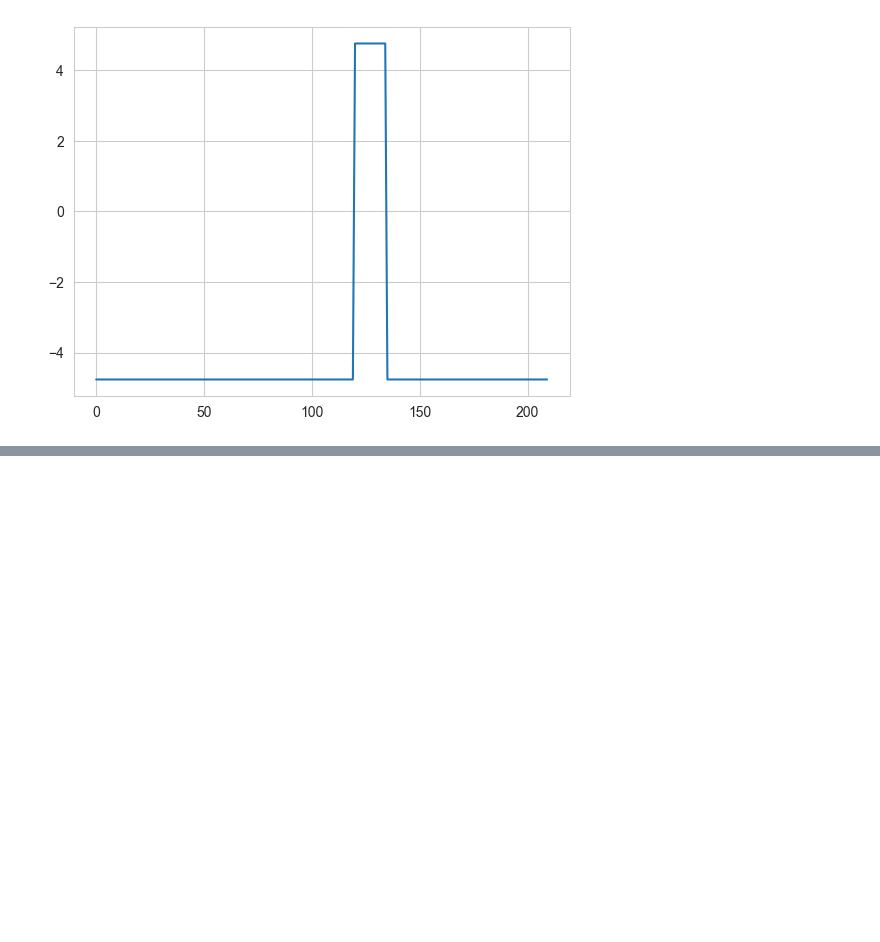
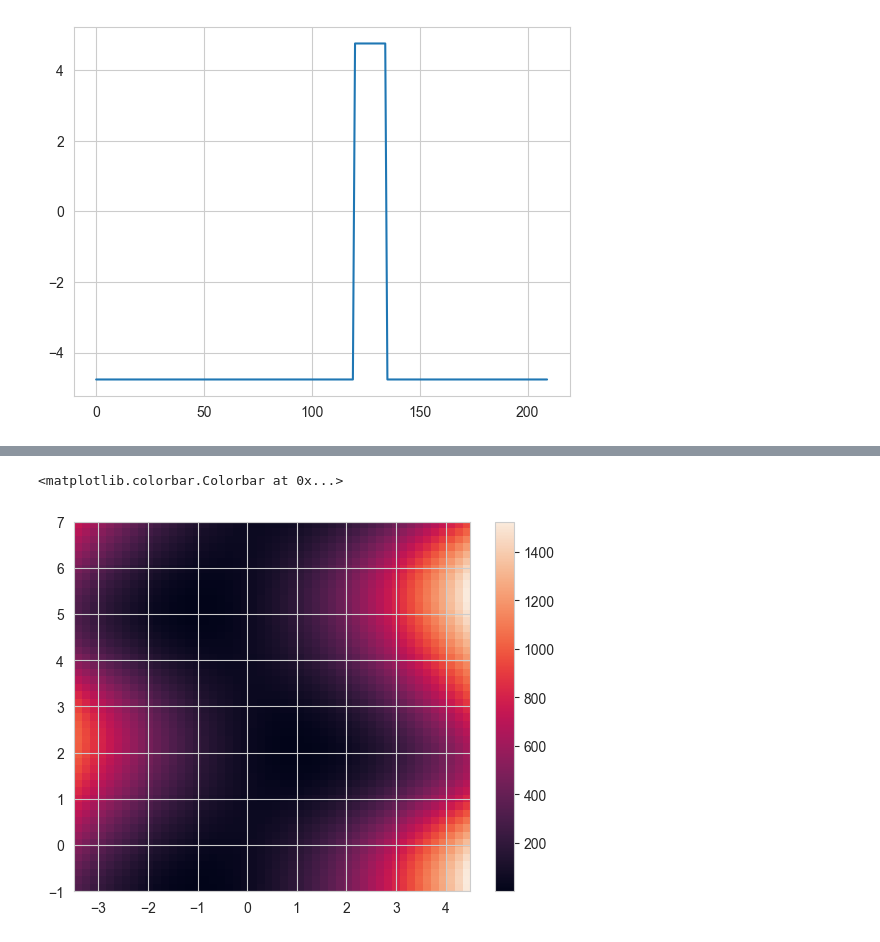
Before and after one commit to antoinecollet5/pyrtid, a Jupyter notebook: examples/regularization/dev/distributions.ipynb, the cells around one changed output, grey strips where cells are left out. Cells and saved outputs as stored; diff of their text form; code cells hidden in the pictures; blank space fills up the shorter version.

```diff
--- a/examples/regularization/dev/distributions.ipynb
+++ b/examples/regularization/dev/distributions.ipynb
@@ -550,0 +619,7 @@ plt.plot(grad_an)
+# %%
+def wasser(s: NDArrayFloat) -> float:
+    residuals = signal(s) - d_obs
+    return np.sum(np.abs(np.cumsum(residuals)))
+
+
+wasser(s)
@@ -550,0 +668,21 @@ plt.plot(grad_an)
+# %%
+X, Y = np.meshgrid(
+    np.linspace(s[0] - 4.0, s[0] + 4.0, 50), np.linspace(s[1] - 4.0, s[1] + 4.0, 50)
+)
+extent = [X[0, 0], X[0, -1], Y[0, 0], Y[-1, 0]]
+
+out_l2 = np.zeros_like(X)
+out_l1 = np.zeros_like(X)
+out_wasser = np.zeros_like(X)
+
+for i in range(X.shape[0]):
+    for j in range(X.shape[1]):
+        out_l2[i, j] = l2((X[i, j], Y[i, j]))
+        out_l1[i, j] = l1((X[i, j], Y[i, j]))
+        out_wasser[i, j] = wasser((X[i, j], Y[i, j]))
+# %%
+plt.imshow(out_l2, extent=extent, aspect="auto", origin="lower")
+plt.colorbar()
+# %% [output]
+<matplotlib.colorbar.Colorbar at 0x...>
+[figure, added]
```
Also changed, not shown: parts of 66 cells of this notebook.
